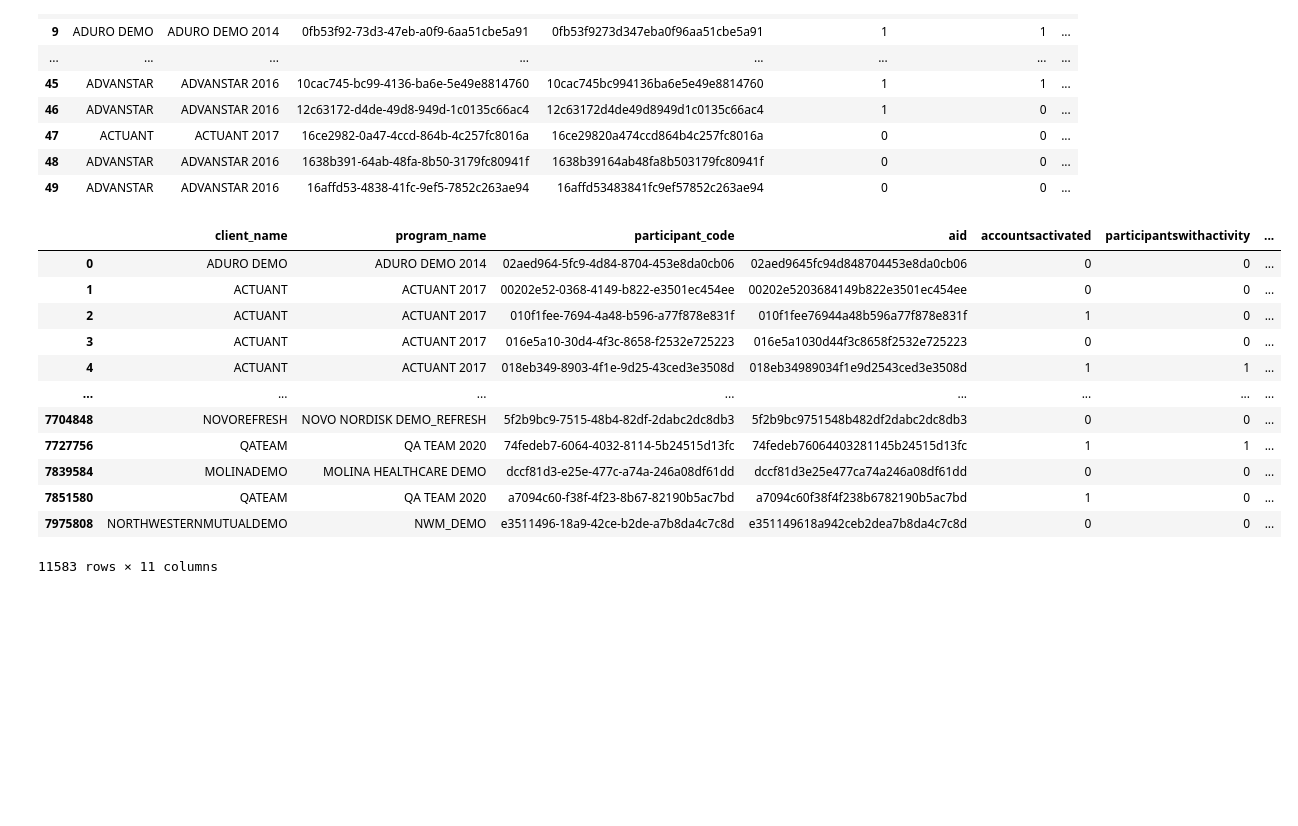
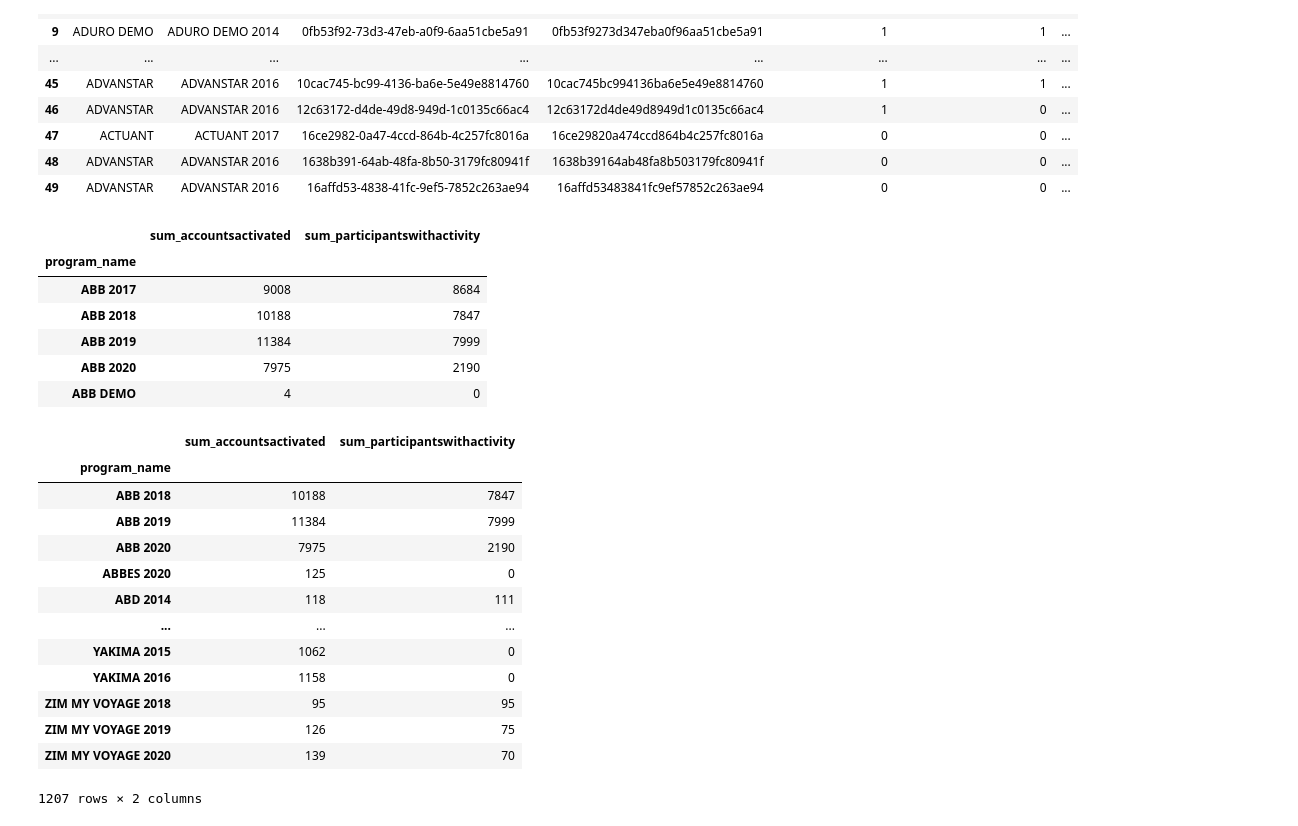
Before and after one commit to darneson1989/coaching, a Jupyter notebook: Eligibility .ipynb, the cells around one changed output. Saved outputs shown, nothing was run; the diff lists cells and outputs as text; code cells hidden in the pictures; blank space fills up the shorter version.

```diff
--- a/Eligibility .ipynb
+++ b/Eligibility .ipynb
@@ -51,16 +49,31 @@ program_name= eligabilty.groupby('program_name')
+# %%
+program_name = Eligibility.groupby('program_name').agg(
+    sum_accountsactivated=pd.NamedAgg(column='accountsactivated', aggfunc=sum),
+    sum_participantswithactivity=pd.NamedAgg(column='participantswithactivity', aggfunc=sum))
 # %%
-program_name.head(10)
+program_name.head()
 # %% [output]
-|  | client_name | program_name | participant_code | aid | accountsactivated | participantswithactivity | ... |
-| 0 | ADURO DEMO | ADURO DEMO 2014 | 02aed964-5fc9-4d84-8704-453e8da0cb06 | 02aed9645fc94d848704453e8da0cb06 | 0 | 0 | ... |
-| 1 | ACTUANT | ACTUANT 2017 | 00202e52-0368-4149-b822-e3501ec454ee | 00202e5203684149b822e3501ec454ee | 0 | 0 | ... |
-| 2 | ACTUANT | ACTUANT 2017 | 010f1fee-7694-4a48-b596-a77f878e831f | 010f1fee76944a48b596a77f878e831f | 1 | 0 | ... |
-| 3 | ACTUANT | ACTUANT 2017 | 016e5a10-30d4-4f3c-8658-f2532e725223 | 016e5a1030d44f3c8658f2532e725223 | 0 | 0 | ... |
-| 4 | ACTUANT | ACTUANT 2017 | 018eb349-8903-4f1e-9d25-43ced3e3508d | 018eb34989034f1e9d2543ced3e3508d | 1 | 1 | ... |
-| ... | ... | ... | ... | ... | ... | ... | ... |
-| 7704848 | NOVOREFRESH | NOVO NORDISK DEMO_REFRESH | 5f2b9bc9-7515-48b4-82df-2dabc2dc8db3 | 5f2b9bc9751548b482df2dabc2dc8db3 | 0 | 0 | ... |
-| 7727756 | QATEAM | QA TEAM 2020 | 74fedeb7-6064-4032-8114-5b24515d13fc | 74fedeb76064403281145b24515d13fc | 1 | 1 | ... |
-| 7839584 | MOLINADEMO | MOLINA HEALTHCARE DEMO | dccf81d3-e25e-477c-a74a-246a08df61dd | dccf81d3e25e477ca74a246a08df61dd | 0 | 0 | ... |
-| 7851580 | QATEAM | QA TEAM 2020 | a7094c60-f38f-4f23-8b67-82190b5ac7bd | a7094c60f38f4f238b6782190b5ac7bd | 1 | 0 | ... |
-| 7975808 | NORTHWESTERNMUTUALDEMO | NWM_DEMO | e3511496-18a9-42ce-b2de-a7b8da4c7c8d | e351149618a942ceb2dea7b8da4c7c8d | 0 | 0 | ... |
+|  | sum_accountsactivated | sum_participantswithactivity |
+| program_name |  |  |
+| ABB 2017 | 9008 | 8684 |
+| ABB 2018 | 10188 | 7847 |
+| ABB 2019 | 11384 | 7999 |
+| ABB 2020 | 7975 | 2190 |
+| ABB DEMO | 4 | 0 |
-11583 rows × 11 columns
+# %%
+program_name.drop(['ABB 2017', 'ABB DEMO'])
+# %% [output]
+|  | sum_accountsactivated | sum_participantswithactivity |
+| program_name |  |  |
+| ABB 2018 | 10188 | 7847 |
+| ABB 2019 | 11384 | 7999 |
+| ABB 2020 | 7975 | 2190 |
+| ABBES 2020 | 125 | 0 |
+| ABD 2014 | 118 | 111 |
+| ... | ... | ... |
+| YAKIMA 2015 | 1062 | 0 |
+| YAKIMA 2016 | 1158 | 0 |
+| ZIM MY VOYAGE 2018 | 95 | 95 |
+| ZIM MY VOYAGE 2019 | 126 | 75 |
+| ZIM MY VOYAGE 2020 | 139 | 70 |
+1207 rows × 2 columns
```
Also changed, not shown: parts of 58 cells of this notebook.
